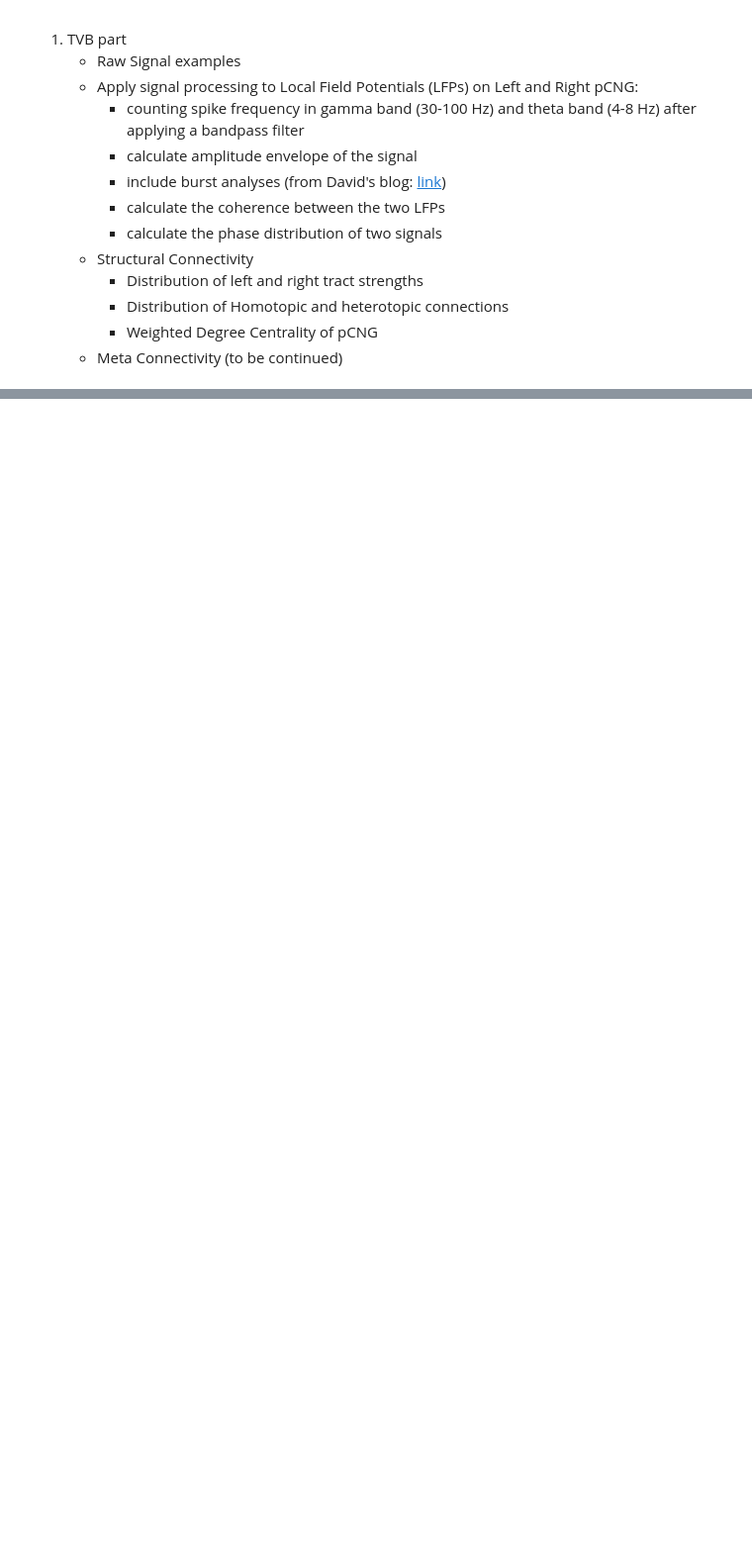
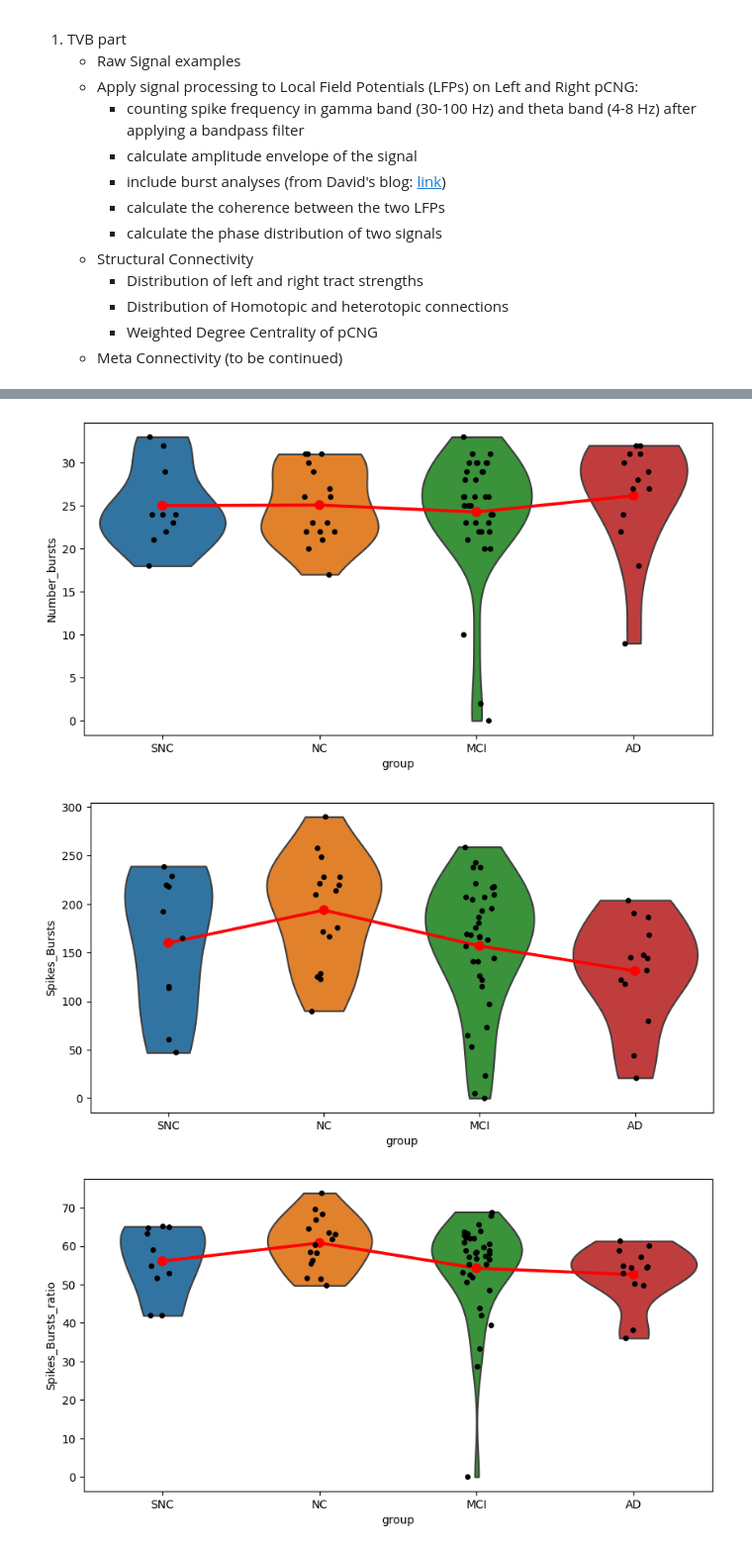
Before and after one commit to yilewang/tvbdemos, a Jupyter notebook: asymmetry_project/ALL_ANALYSES.ipynb, the cells around one changed output, grey strips where cells are left out. Shown at 99% size. Saved outputs shown, nothing was run; the diff lists cells and outputs as text; code cells hidden in the pictures; blank space fills up the shorter version.

Commit message:
update burst detection

```diff
--- a/asymmetry_project/ALL_ANALYSES.ipynb
+++ b/asymmetry_project/ALL_ANALYSES.ipynb
@@ -35,0 +37,11 @@ from tvbtools.tools import burst_detection
+# %%
+# read mega data
+mega_data = pd.read_excel('/Users/yilewang/workspaces/data4project/mega_table.xlsx', sheet_name='tvb_parameters')
+# # read k21.txt save as variable k21
+# K21 = np.loadtxt(f'/Users/yilewang/workspaces/tvbdemos/clinical_conversion/local_inhibition_lfp/K21.txt', dtype=float)
+
+
+basedir = "/Users/yilewang/Downloads/local_inhibition_lfp_gc/"
+# only_go = pjoin(basedir, "local_inhibition_only_go")
+# only_gc = pjoin(basedir, "local_inhibition_only_gc")
+# go_gc_K21 = pjoin(basedir, "local_inhibition_lfp_K21")
@@ -35,0 +165,15 @@ from tvbtools.tools import burst_detection
+# %%
+bursts_results_left = pd.read_csv(pjoin(basedir, "bursts_results_left.csv"))
+bursts_results_right = pd.read_csv(pjoin(basedir, "bursts_results_right.csv"))
+ta = bursts_results_right
+col = ta.columns[3:]
+
+for var in col:
+    figure = plt.figure(figsize=(10, 5))
+    sns.violinplot(x="group", y=var, data=ta, cut=0, inner = None)
+    sns.stripplot(x="group", y=var, data=ta, dodge=True, jitter=True, color='black')
+    sns.pointplot(x="group", y=var, data=ta, color='r', errorbar=None)
+# %% [output]
+[figure, added]
+[figure, added]
+[figure, added]
```
Also changed, not shown: parts of 6 cells of this notebook, 1 other file.
